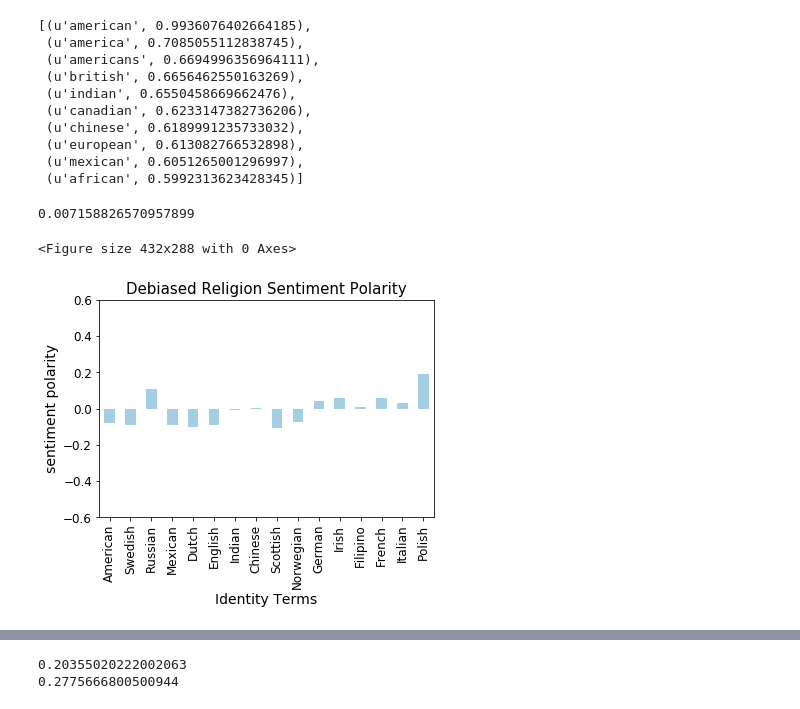
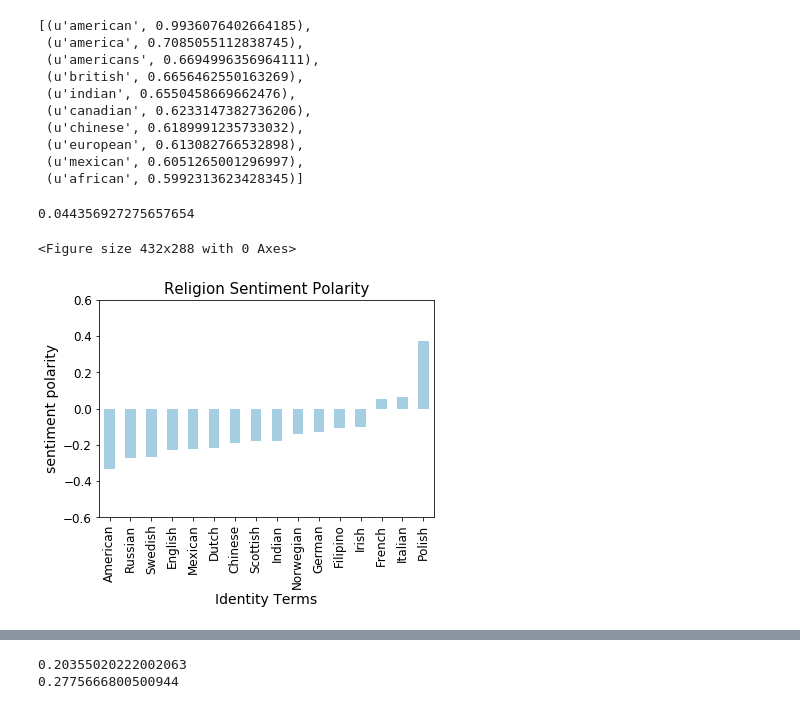
Before and after one commit to ChristopherSweeney/6.860_project, a Jupyter notebook: Mitigating_Word_Embeddings_Bias.ipynb, the cells around one changed output, grey strips where cells are left out. Drawn from its saved outputs; the diff is of its cells as text; code cells hidden in the pictures.

```diff
--- a/Mitigating_Word_Embeddings_Bias.ipynb
+++ b/Mitigating_Word_Embeddings_Bias.ipynb
@@ -789,17 +784,17 @@ count
 # %%
 df = pd.read_csv("data/kaggle_toxicity/train.csv")
 def generate_train_test_set(model,targets,sentences,limit=1000,dim=300):
-    vectors = np.zeros((823,dim))
-    labels = np.zeros((823))
+    vectors = []
+    labels = []
     count=0
     for i,sentence in enumerate(sentences):
         words = filter(lambda x: x in model,[x.lower() for x in sentence.split()])
-        if len(words)<5 and len(words)>1 and count <823:
-            vectors[count,:] = np.mean(model[words],axis = 0)
-            labels[count] = targets[i]
+        if len(words)<5 and len(words)>1:
+            vectors.append(np.mean(model[words],axis = 0))
+            labels.append(targets[i])
             count+=1
     print count, " sentences in embeddings, ", limit - count, " sentences not in embeddings"
-    return train_test_split(vectors, labels, test_size=0.1, random_state=0)
+    return train_test_split(np.array(vectors), np.array(labels), test_size=0.1, random_state=0)
 
 toxic_sentences = df[df["toxic"]==1]["comment_text"]
 num_toxic_samples = len(toxic_sentences)
@@ -831,11 +826,12 @@ array([[9.99926585e-01, 7.34146472e-05]])
 # %%
 s=[]
 for i in nationalities:
-    s.append("I am " +i.lower())
+    if i.lower() not in ["italian","french","polish"]:
+        s.append("I am " +i.lower())
 p=[]
 d=[]
 for i in s:
-    n=1
+    n=2
     a =i.split(" ")
     p.append(model.predict_proba([np.mean(embeddings[a],axis=0)])[0][0])
     de = embeddings[a]
@@ -858,6 +854,6 @@ plt.title("Toxicity Predictions Before/After Debiasing Identity Term",fontsize=
 index = np.arange(len(s))
 bar = plt.bar(index,d,width=.5,color='r')
 plt.xticks(index, s, fontsize=12, rotation=75)
-plt.legend(loc='upper right')
-plt.ylim(top=1,bottom=.3)
+plt.legend(loc='upper middle')
+plt.ylim(top=.95,bottom=.5)
 # %% [output]
@@ -1002,21 +1017,20 @@ words= filter(lambda x: x.lower() in embeddings,nationalities)
 # %%
-w= w_h[4]
 with sess.as_default():
 
-    df = pd.DataFrame(data={"Identity Terms": list(words)})
-    df["sentiment polarity"] = df["Identity Terms"].map(
-        lambda a: (embeddings[a.lower()]-(np.dot(np.dot(w,w.T),embeddings[a.lower()]))).dot(vec))
-#     df.sort_values(by="sentiment polarity", inplace=True)
+    df1 = pd.DataFrame(data={"Identity Terms": list(words)})
+    df1["sentiment polarity"] = df1["Identity Terms"].map(
+        lambda a: (embeddings[a.lower()].dot(vec)))
+    df1.sort_values(by="sentiment polarity", inplace=True)
     plt.figure()
-    df.plot.bar(legend = False, ylim= (-.6,.6),x="Identity Terms",y="sentiment polarity",title= "Debiased Religion Sentiment Polarity",fontsize=12, colormap='Paired')
+    df1.plot.bar(legend = False, ylim= (-.6,.6),x="Identity Terms",y="sentiment polarity",title= "Debiased Religion Sentiment Polarity",fontsize=12, colormap='Paired')
     plt.xlabel('Identity Terms', fontsize=14)
     plt.ylabel('sentiment polarity', fontsize=14)
-    plt.title("Debiased Religion Sentiment Polarity",fontsize= 15)
-a=map(lambda a: (embeddings[a.lower()]-(np.dot(np.dot(w,w.T),embeddings[a.lower()]))).dot(vec),words)
+    plt.title("Religion Sentiment Polarity",fontsize= 15)
+a=map(lambda a: (embeddings[a.lower()]).dot(vec),words)
 print np.sum(np.array(a)**2)/len(a)
 # %% [output]
-0.007158826570957899
+0.044356927275657654
 <Figure size 432x288 with 0 Axes>
-[figure, old version]
+[figure, new version]
 # %%
 words= df1["Identity Terms"].values
```
Also changed, not shown: parts of 22 cells of this notebook.
